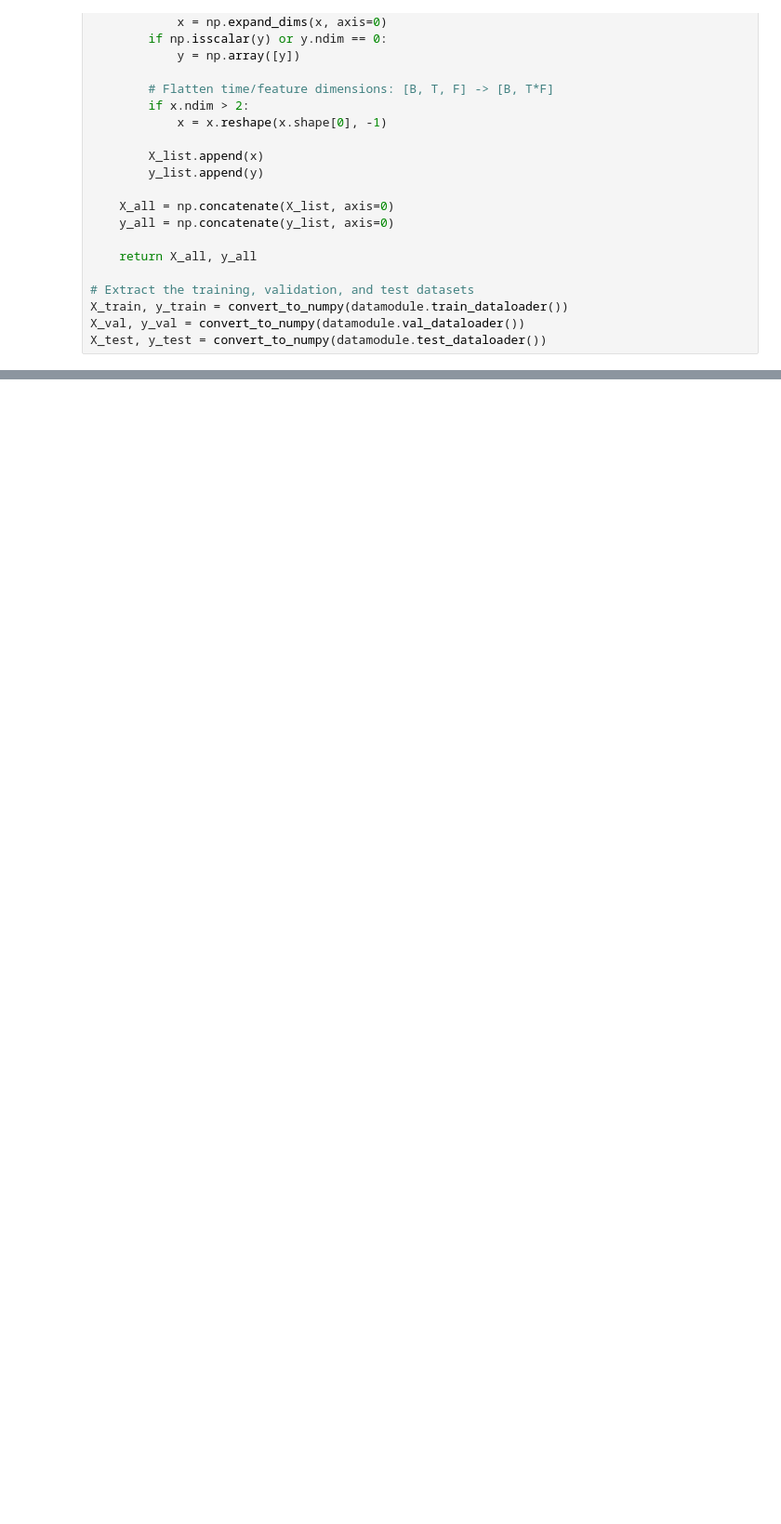
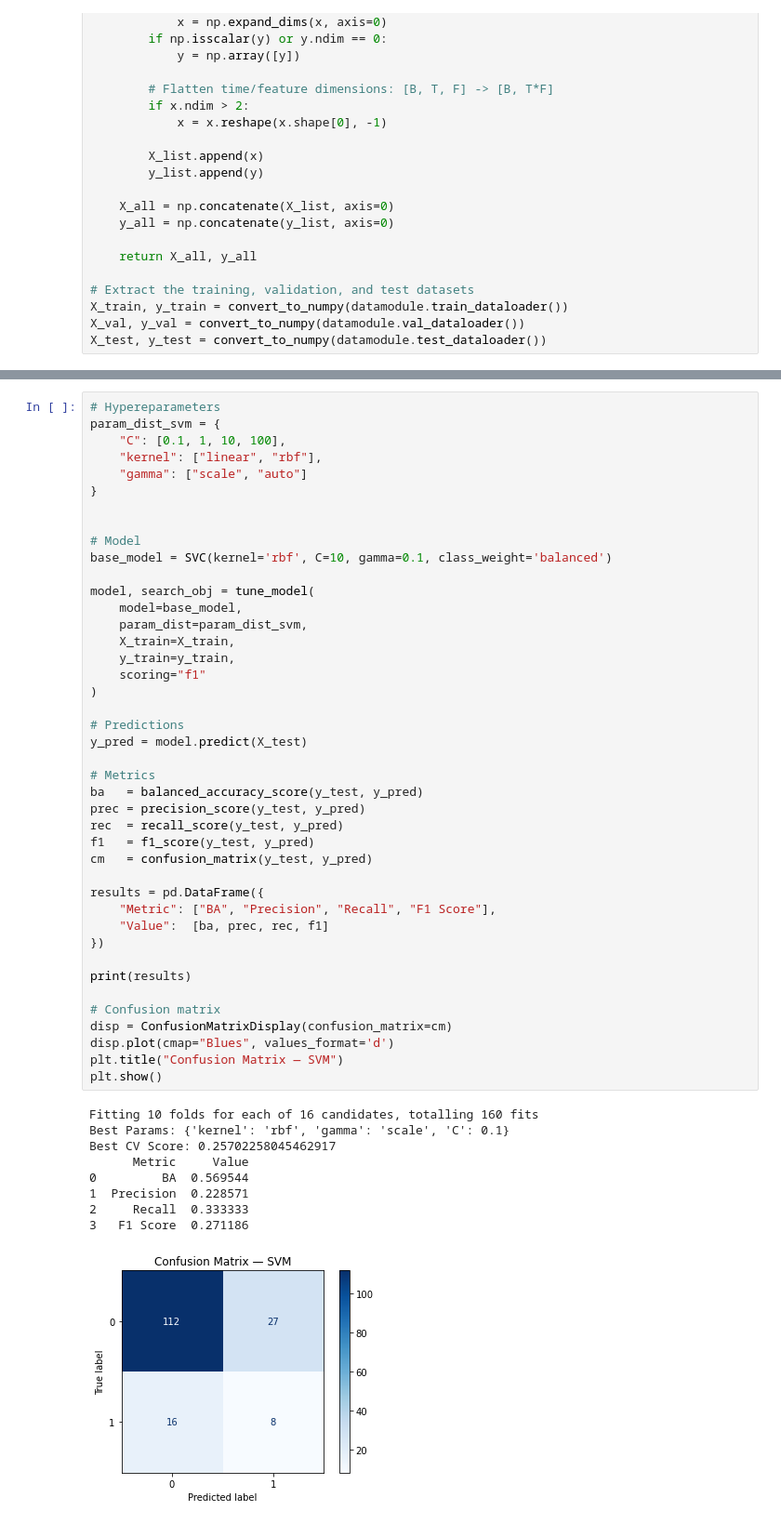
Before and after one commit to hickeykevin/lemurs-modeling, a Jupyter notebook: notebooks/bluetooth_modelling.ipynb, the cells around one changed output, grey strips where cells are left out. Shown at 93% size. Cells and saved outputs as stored; diff of their text form; blank space fills up the shorter version.

```diff
--- a/notebooks/bluetooth_modelling.ipynb
+++ b/notebooks/bluetooth_modelling.ipynb
@@ -293,0 +427,52 @@ plt.show()
+# %%
+# Hypereparameters
+param_dist_svm = {
+    "C": [0.1, 1, 10, 100],
+    "kernel": ["linear", "rbf"],
+    "gamma": ["scale", "auto"]
+}
+
+
+# Model
+base_model = SVC(kernel='rbf', C=10, gamma=0.1, class_weight='balanced')
+
+model, search_obj = tune_model(
+    model=base_model,
+    param_dist=param_dist_svm,
+    X_train=X_train,
+    y_train=y_train,
+    scoring="f1"
+)
+
+# Predictions
+y_pred = model.predict(X_test)
+
+# Metrics
+ba   = balanced_accuracy_score(y_test, y_pred)
+prec = precision_score(y_test, y_pred)
+rec  = recall_score(y_test, y_pred)
+f1   = f1_score(y_test, y_pred)
+cm   = confusion_matrix(y_test, y_pred)
+
+results = pd.DataFrame({
+    "Metric": ["BA", "Precision", "Recall", "F1 Score"],
+    "Value":  [ba, prec, rec, f1]
+})
+
+print(results)
+
+# Confusion matrix
+disp = ConfusionMatrixDisplay(confusion_matrix=cm)
+disp.plot(cmap="Blues", values_format='d')
+plt.title("Confusion Matrix — SVM")
+plt.show()
+# %% [output]
+Fitting 10 folds for each of 16 candidates, totalling 160 fits
+Best Params: {'kernel': 'rbf', 'gamma': 'scale', 'C': 0.1}
+Best CV Score: 0.25702258045462917
+      Metric     Value
+0         BA  0.569544
+1  Precision  0.228571
+2     Recall  0.333333
+3   F1 Score  0.271186
+[figure, added]
```
Also changed, not shown: parts of 13 cells of this notebook.
